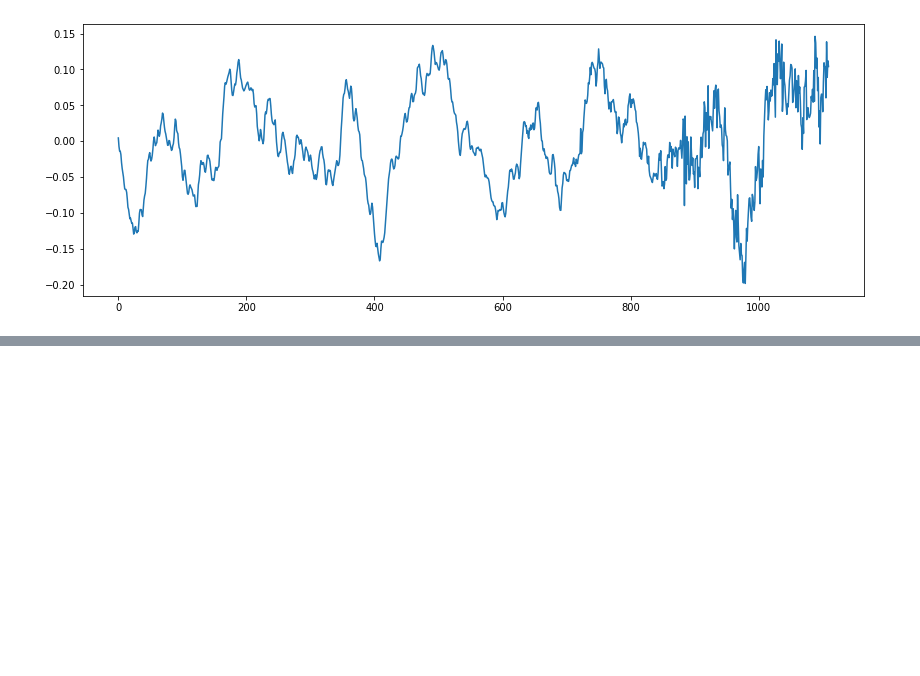
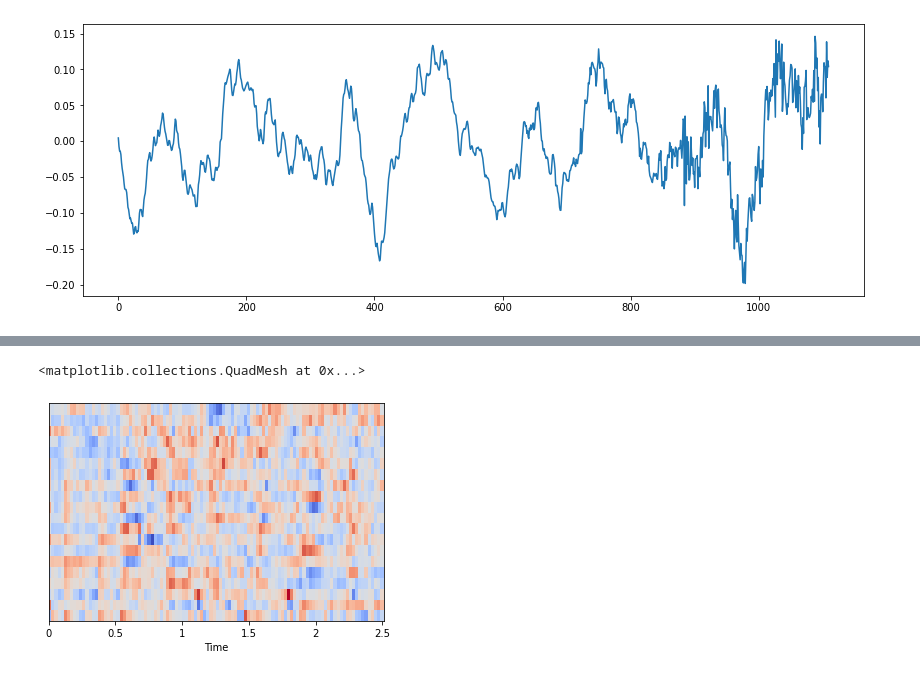
Before and after one commit to necronet/Notebooks, a Jupyter notebook: DSP/AudioFeatureExtraction.ipynb, the cells around one changed output, grey strips where cells are left out. Cells and saved outputs as stored; diff of their text form; code cells hidden in the pictures; blank space fills up the shorter version.

```diff
--- a/DSP/AudioFeatureExtraction.ipynb
+++ b/DSP/AudioFeatureExtraction.ipynb
@@ -69,0 +147,5 @@ plt.scatter(X[zero_crossings], y[x0:x1][zero_crossings], c='r')
+# %%
+librosa.display.specshow(sklearn.preprocessing.scale(mfccs, axis=1), sr=sr, x_axis='time')
+# %% [output]
+<matplotlib.collections.QuadMesh at 0x...>
+[figure, added]
```
Also changed, not shown: parts of 18 cells of this notebook.
